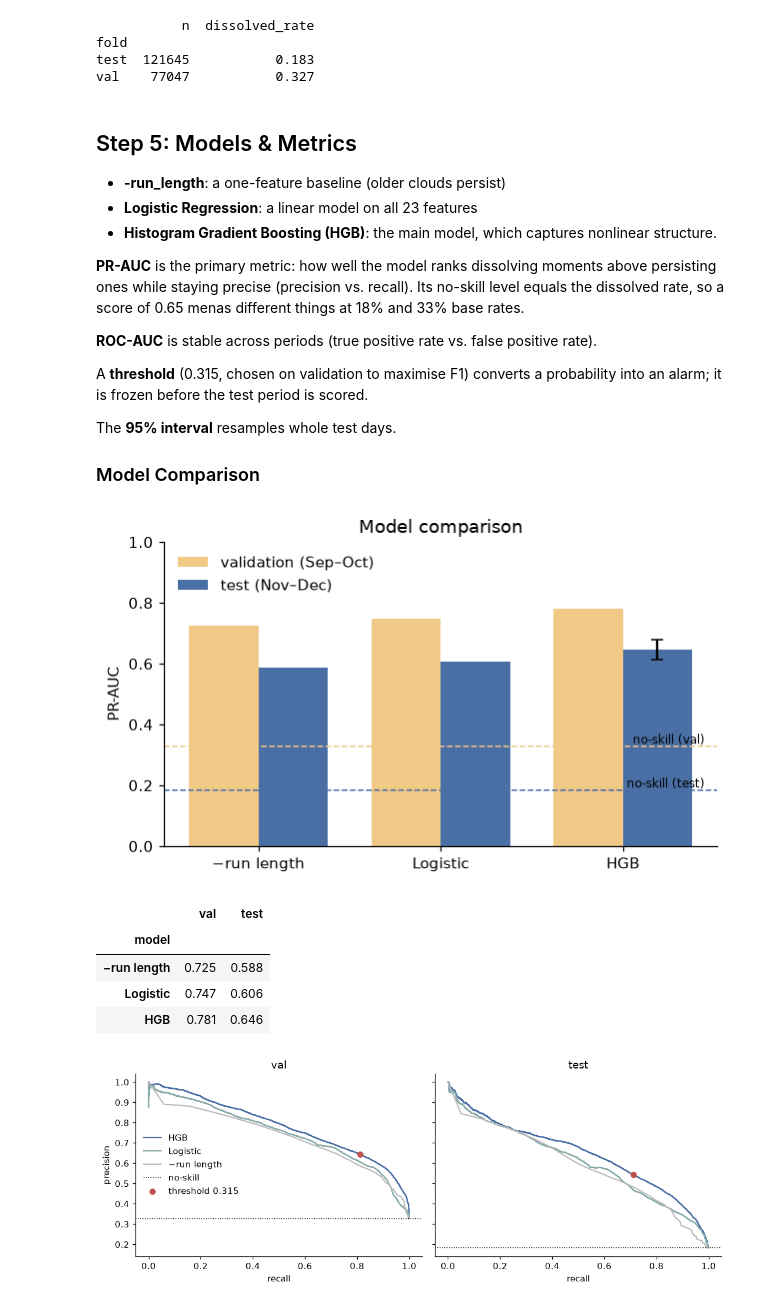
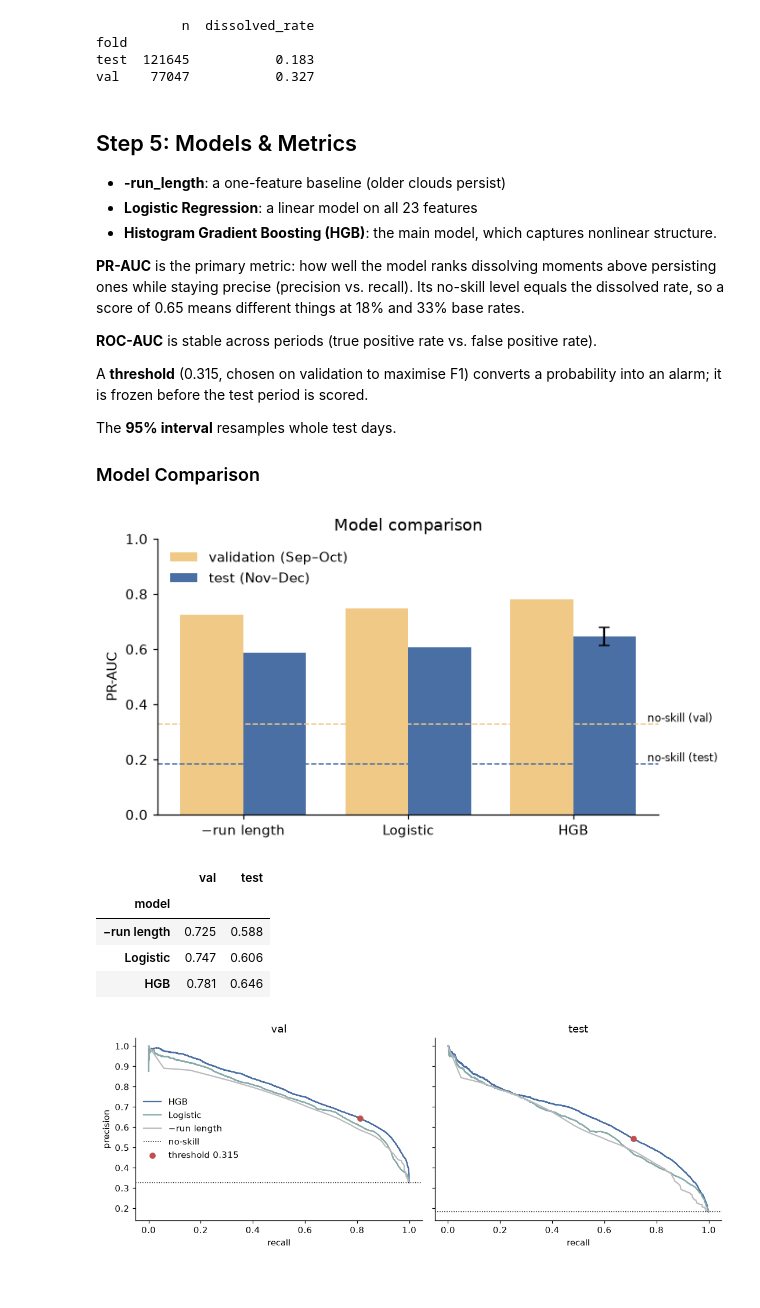
Before and after one commit to alecpblevins/ARM_Cloud_Modeling, a Jupyter notebook: notebooks/12_results.ipynb, the cells around one changed output. Cells and saved outputs as stored; diff of their text form; code cells hidden in the pictures.

```diff
--- a/notebooks/12_results.ipynb
+++ b/notebooks/12_results.ipynb
@@ -129,7 +129,7 @@ val    77047           0.327
 - **Logistic Regression**: a linear model on all 23 features
 - **Histogram Gradient Boosting (HGB)**: the main model, which captures nonlinear structure.
 
-**PR-AUC** is the primary metric: how well the model ranks dissolving moments above persisting ones while staying precise (precision vs. recall). Its no-skill level equals the dissolved rate, so a score of 0.65 menas different things at 18% and 33% base rates.
+**PR-AUC** is the primary metric: how well the model ranks dissolving moments above persisting ones while staying precise (precision vs. recall). Its no-skill level equals the dissolved rate, so a score of 0.65 means different things at 18% and 33% base rates.
 
 **ROC-AUC** is stable across periods (true positive rate vs. false positive rate).
 
@@ -141,27 +141,27 @@ The **95% interval** resamples whole test days.
 # %%
 names = {"-run_length": "−run length", "logit": "Logistic", "hgb": "HGB"} # Mapping of model keys to display names
 t, v = R["test"], R["val"] # Extract test and validation results from R
 rows = [(n, v[k]["pr_auc"], t[k]["pr_auc"]) for k, n in names.items()] # Create rows for comparison DataFrame with model name, validation PR-AUC, and test PR-AUC
 cmp_ = pd.DataFrame(rows, columns=["model", "val", "test"]).set_index("model") # Create comparison DataFrame with model names as index
 
 #Plot model comparison with validation and test PR-AUC
 fig, ax = plt.subplots(figsize=(6.5, 3.6))
 x = np.arange(len(cmp_)); w = .38
 ax.bar(x - w/2, cmp_.val, w, label="validation (Sep–Oct)", color="#f0c987")
 ax.bar(x + w/2, cmp_.test, w, label="test (Nov–Dec)", color="#4a6fa5")
 lo, hi = t["hgb"]["pr_auc_ci95"]; hp = t["hgb"]["pr_auc"]
 ax.errorbar(2 + w/2, hp, yerr=[[hp - lo], [hi - hp]], color="k", capsize=4)
 ax.axhline(v["hgb"]["rate"], color="#f0c987", ls="--", lw=1)
 ax.axhline(t["no_skill"]["pr_auc"], color="#4a6fa5", ls="--", lw=1)
-ax.text(2.45, t["no_skill"]["pr_auc"] + .01, "no-skill (test)", ha="right", fontsize=8)
-ax.text(2.45, v["hgb"]["rate"] + .01, "no-skill (val)", ha="right", fontsize=8)
+ax.text(2.45, t["no_skill"]["pr_auc"] + .01, "no-skill (test)", ha="left", fontsize=8)
+ax.text(2.45, v["hgb"]["rate"] + .01, "no-skill (val)", ha="left", fontsize=8)
 ax.set_xticks(x); ax.set_xticklabels(cmp_.index)
 ax.set_ylabel("PR-AUC"); ax.set_ylim(0, 1); ax.legend(frameon=False, loc="upper left")
 ax.set_title("Model comparison")
 fig.savefig(FIG / "12_model_comparison.png", bbox_inches="tight"); plt.show()
 cmp_.round(3)
 # %% [output]
-[figure, old version]
+[figure, new version]
 |  | val | test |
 | model |  |  |
 | −run length | 0.725 | 0.588 |
```
Also changed, not shown: parts of 10 cells of this notebook, 5 other files.
